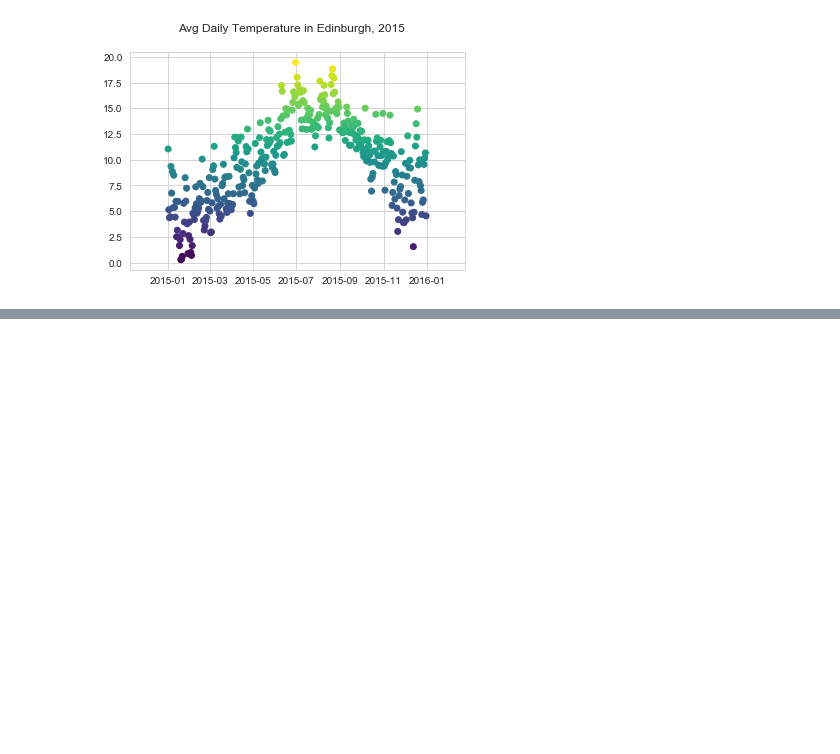
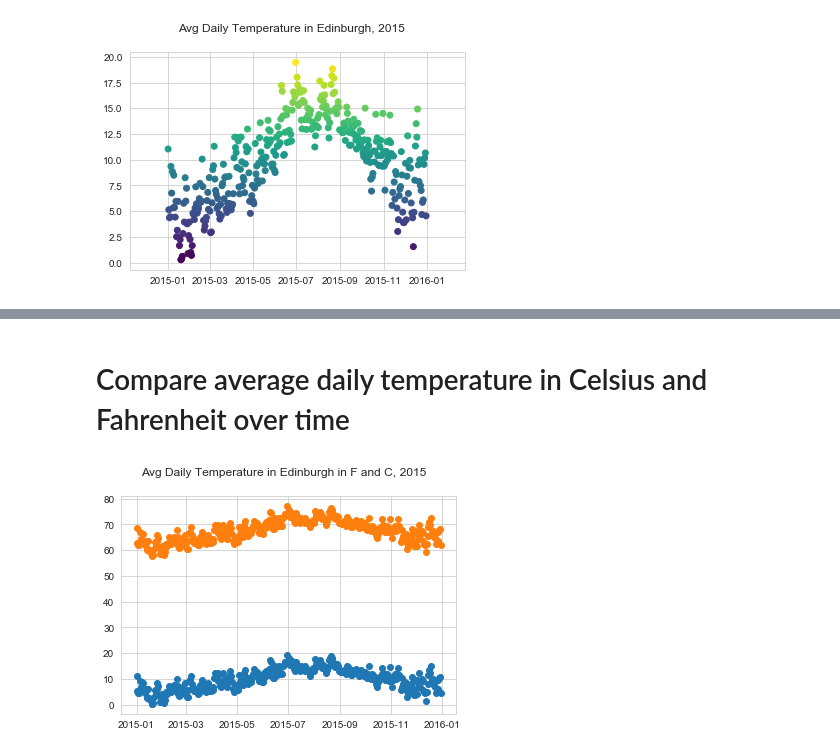
Before and after one commit to a-epstein/temp_converter, a Jupyter notebook: weather_analysis.ipynb, the cells around one changed output, grey strips where cells are left out. Saved outputs shown, nothing was run; the diff lists cells and outputs as text; code cells hidden in the pictures; blank space fills up the shorter version.

```diff
--- a/weather_analysis.ipynb
+++ b/weather_analysis.ipynb
@@ -196,0 +223,13 @@ Text(0.5, 0.98, 'Avg Daily Temperature in Edinburgh, 2015')
+# %% [markdown]
+# Compare average daily temperature in Celsius and Fahrenheit over time
+# %%
+# Add a new column temp_mean_f to the dataset containing the average daily temperatures converted to Fahrenheit
+edi_daily_stats = edi_daily_stats.assign(temp_mean_f = edi_daily_stats['temp_mean'] + 32.0 * 1.8)
+
+# Plot both sets of data
+plt.plot_date(x = 'date', y = 'temp_mean', data = edi_daily_stats)
+plt.plot_date(x = 'date', y = 'temp_mean_f', data = edi_daily_stats)
+plt.suptitle('Avg Daily Temperature in Edinburgh in F and C, 2015')
+plt.show()
+# %% [output]
+[figure, added]
```
Also changed, not shown: parts of 9 cells of this notebook.
